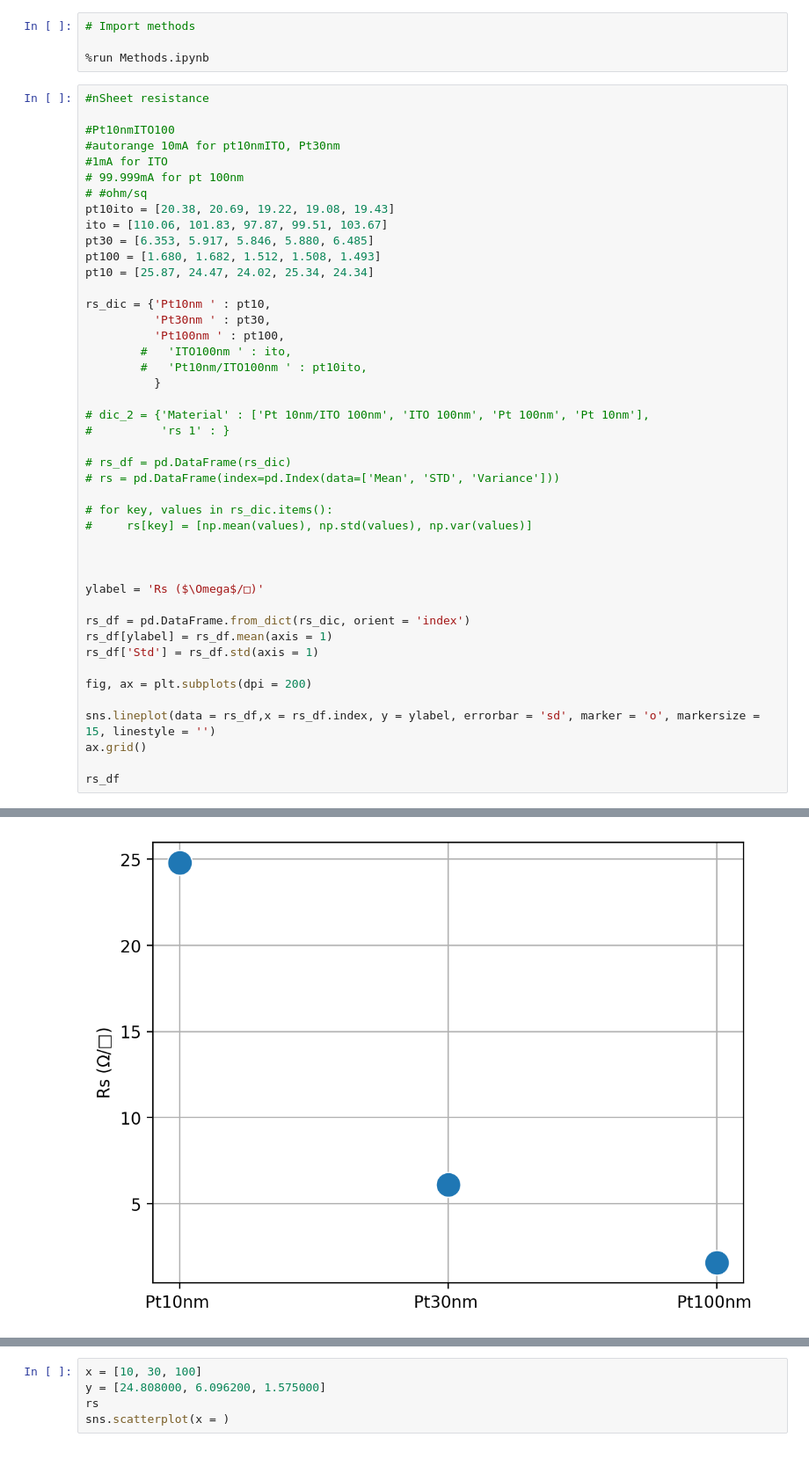
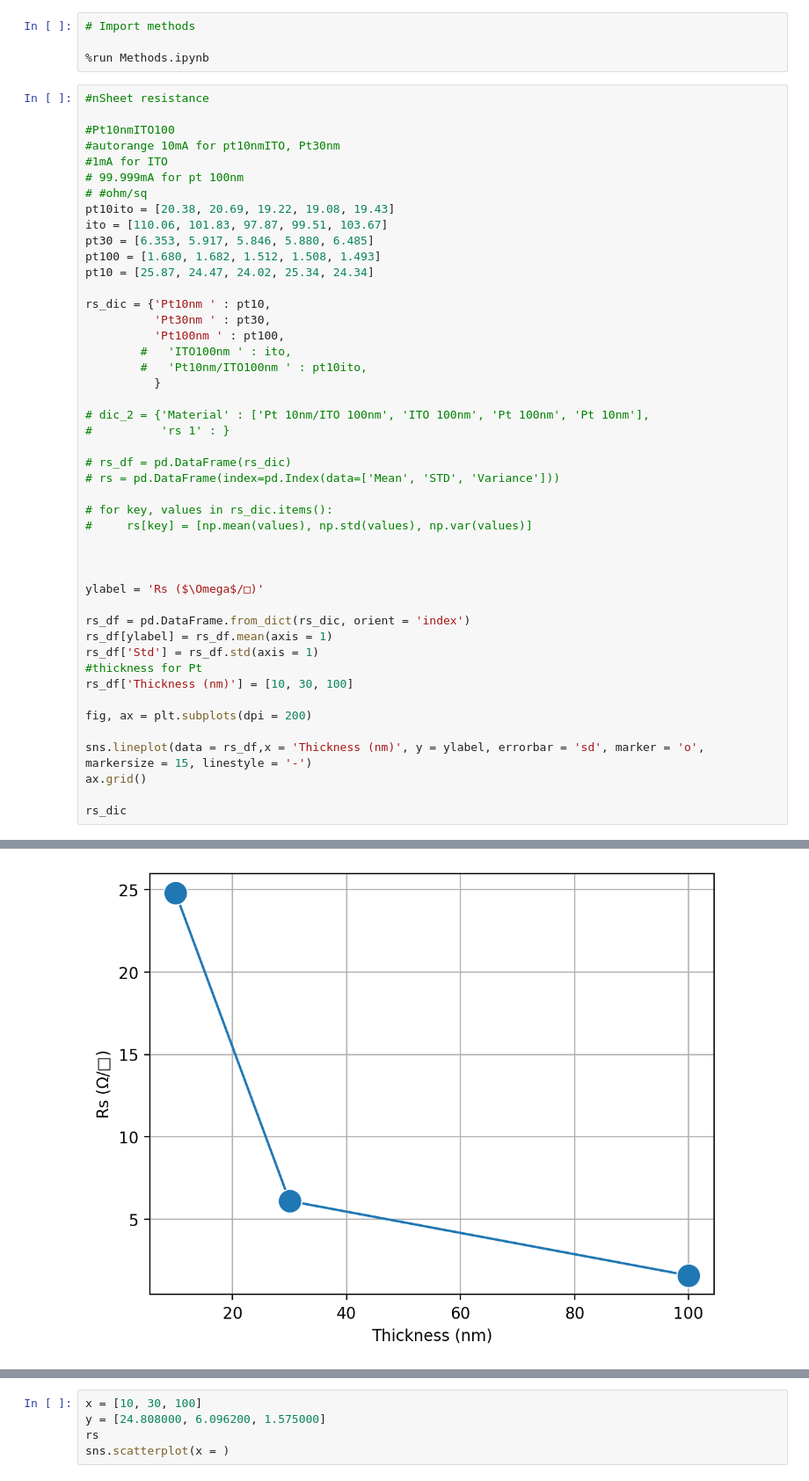
Before and after one commit to ridcil/Code, a Jupyter notebook: 2024/Sheet_resistance.ipynb, the cells around one changed output, grey strips where cells are left out. Shown at 88% size. Drawn from its saved outputs; the diff is of its cells as text.

```diff
--- a/2024/Sheet_resistance.ipynb
+++ b/2024/Sheet_resistance.ipynb
@@ -39,11 +39,13 @@ ylabel = 'Rs ($\Omega$/□)'
 rs_df = pd.DataFrame.from_dict(rs_dic, orient = 'index')
 rs_df[ylabel] = rs_df.mean(axis = 1)
 rs_df['Std'] = rs_df.std(axis = 1)
+#thickness for Pt
+rs_df['Thickness (nm)'] = [10, 30, 100]
 
 fig, ax = plt.subplots(dpi = 200)
 
-sns.lineplot(data = rs_df,x = rs_df.index, y = ylabel, errorbar = 'sd', marker = 'o', markersize = 15, linestyle = '')
+sns.lineplot(data = rs_df,x = 'Thickness (nm)', y = ylabel, errorbar = 'sd', marker = 'o', markersize = 15, linestyle = '-')
 ax.grid()
 
-rs_df
+rs_dic
 # %% [output]
@@ -54 +55 @@ rs_df
-[figure, old version]
+[figure, new version]
```
Also changed, not shown: parts of 2 cells of this notebook, 4 other files.
